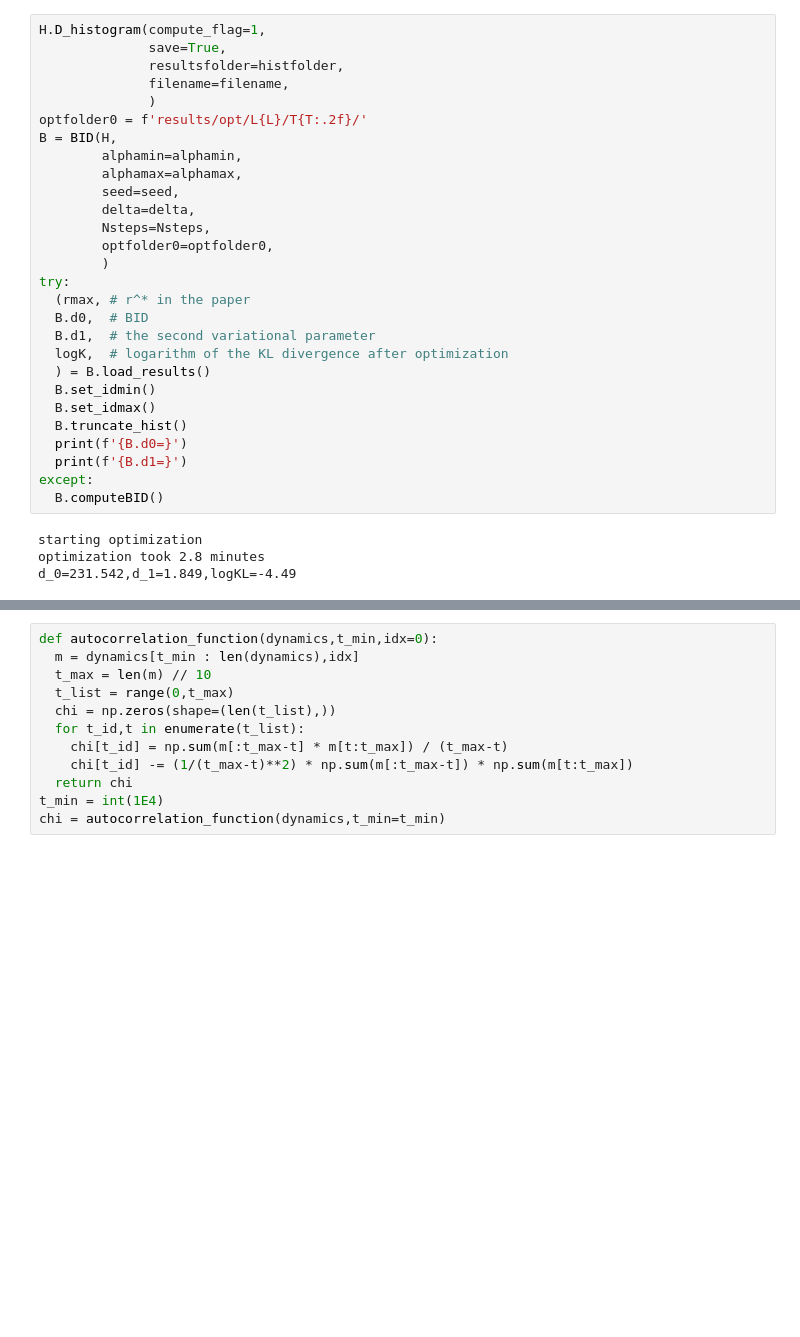
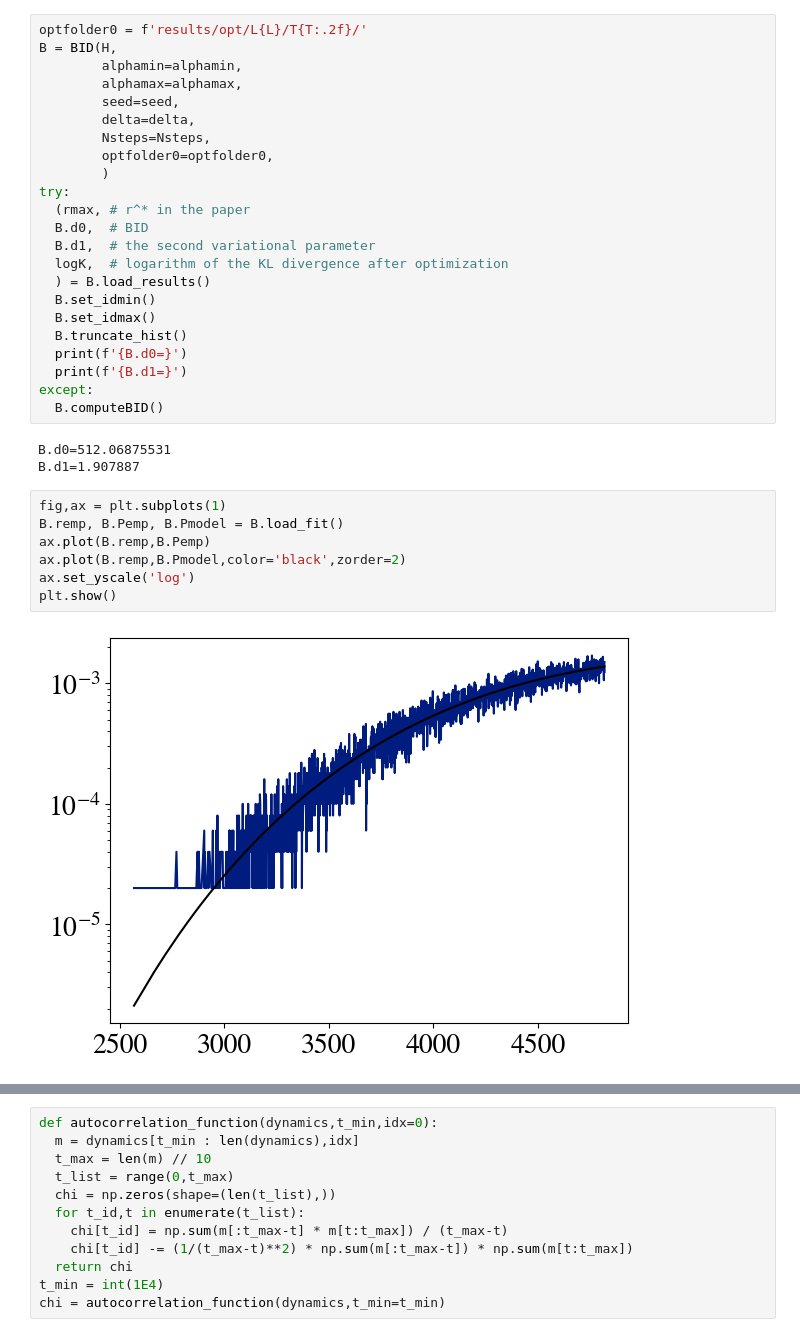
Before and after one commit to acevedo-s/BID, a Jupyter notebook: Ising-Square/Bayes/bayes.ipynb, the cells around one changed output, grey strips where cells are left out. Drawn from its saved outputs; the diff is of its cells as text; blank space fills up the shorter version.

```diff
--- a/Ising-Square/Bayes/bayes.ipynb
+++ b/Ising-Square/Bayes/bayes.ipynb
@@ -58,9 +66,4 @@ H.compute_distances()
 # %%
-H.D_histogram(compute_flag=1,
-              save=True,
-              resultsfolder=histfolder,
-              filename=filename,
-              )
 optfolder0 = f'results/opt/L{L}/T{T:.2f}/'
 B = BID(H,
         alphamin=alphamin,
@@ -84,9 +87,17 @@ try:
 except:
   B.computeBID()
 # %% [output]
-starting optimization
-optimization took 2.8 minutes
-d_0=231.542,d_1=1.849,logKL=-4.49
+B.d0=512.06875531
+B.d1=1.907887
+# %%
+fig,ax = plt.subplots(1)
+B.remp, B.Pemp, B.Pmodel = B.load_fit()
+ax.plot(B.remp,B.Pemp)
+ax.plot(B.remp,B.Pmodel,color='black',zorder=2)
+ax.set_yscale('log')
+plt.show()
+# %% [output]
+[figure, added]
 # %%
 B.Cemp = np.array(B.H.D_counts[B.idmin : B.idmax + 1])
 d_0 = np.array([np.mean(B.remp),1])
```
Also changed, not shown: parts of 11 cells of this notebook, 6 other files.
